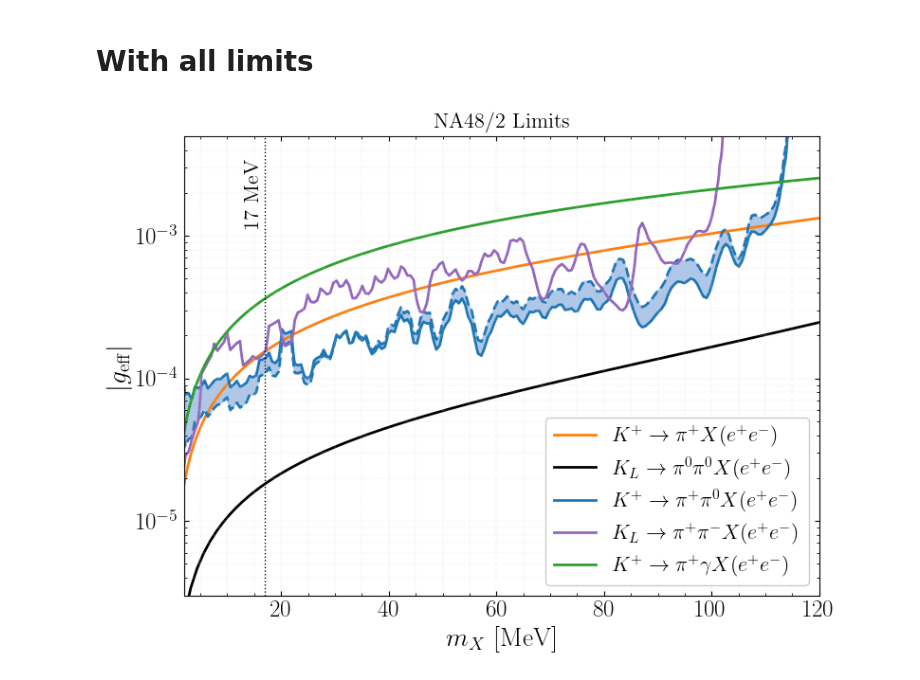
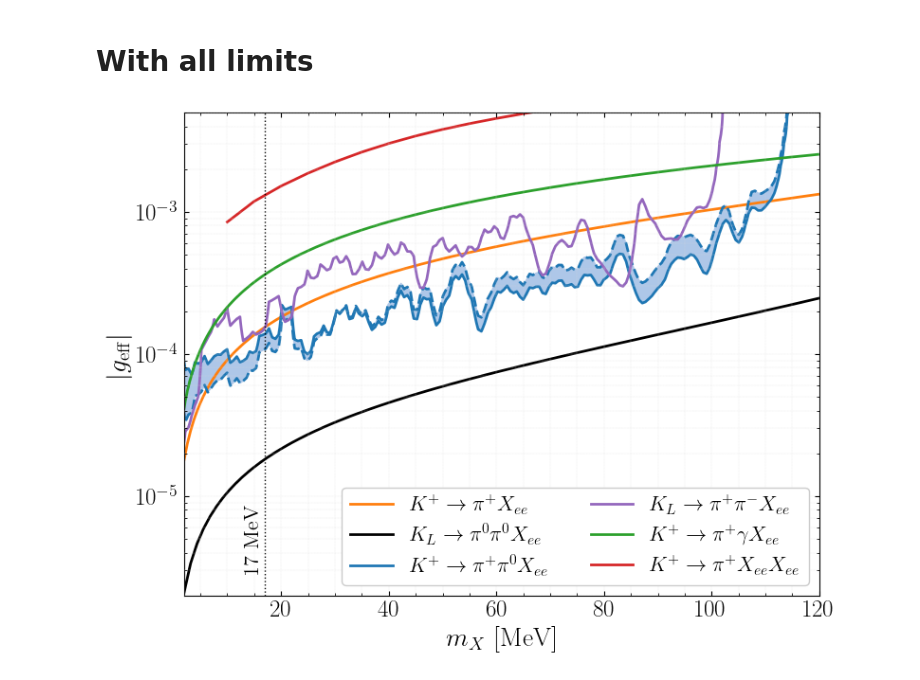
Before and after one commit to athompson-git/KaonPhysics, a Jupyter notebook: KtoX_param_space.ipynb, the cells around one changed output. Drawn from its saved outputs; the diff is of its cells as text; code cells hidden in the pictures.

```diff
--- a/KtoX_param_space.ipynb
+++ b/KtoX_param_space.ipynb
@@ -1107,0 +1128,17 @@ np.savetxt("limits/NA48_KPlus_to_PiPlus_X_limits.txt", out_array)
+# %%
+mtrx_KPlus_PiXX = Kp_to_pip_XX(mX=17.0, gKPiPlusXX=1.0)
+
+couplings_upper_CL = []
+
+for i, mX in enumerate(NA62_dat[:,0]):
+    mtrx_KPlus_PiXX.mX = mX
+
+    mc = Decay3Body(mtrx_KPlus_PiXX, p=LorentzVector(M_K, 0.0, 0.0, 0.0))
+
+    br = mc.partial_width() / KAON_WIDTH
+
+    couplings_upper_CL.append(np.power(NA62_dat[i,1] / br, 1/4))
+
+
+out_array = np.array([NA62_dat[:,0], couplings_upper_CL]).transpose()
+np.savetxt("limits/NA62_KPlus_PiPlus4e_limits_mX_SU3.txt", out_array)
@@ -1115,16 +1162,17 @@ cmap = plt.get_cmap('tab20')
 ###################################################
 # Load in all the limits
 
+# K+ -> pi+ X X
+limits_NA62_PiXX = np.genfromtxt("limits/NA62_KPlus_PiPlus4e_limits_mX_SU3.txt")
+extrap_masses = np.linspace(2.0, limits_NA62_PiXX[0,0], 10)
+extrap_limits = np.power(extrap_masses/limits_NA62_PiXX[0,0], 1) * limits_NA62_PiXX[0,1]
+
 # K -> pi0 pi0
 KTeV_KL_to_pi0pi0_limits = np.genfromtxt("limits/KTeV_KL_pi0pi0_X_limits.txt")
 
-
-###################################################
 # Load in K+ to Pi+ X limits
 NA48_KPlus_to_PiPlusX_limits = np.genfromtxt("limits/NA48_KPlus_to_PiPlus_X_limits.txt")
 
-
-###################################################
 # K+ to Pi+ gamma X limits
 chi2_dat_KPlusGammaX = np.genfromtxt("limits/NA48_KtoGammaPiX_ee_chi2_grid.txt")
 
@@ -1207,7 +1255,7 @@ box_colors = ["gainsboro", cmap(1), cmap(3), cmap(9), cmap(5), cmap(7), cmap(11)
 
 fig, ax = plt.subplots(figsize=(8,6))
 
-y_min = 3e-6
+y_min = 2e-6
 y_max = 5e-3
 
 ###################################################
@@ -1239,6 +1287,9 @@ c_rad = ax.contour(MX_RAD, G_RAD, CHI2_RAD.transpose(),
                     levels=[CL2], colors=[colors[4]],
                     alpha=1.0, linewidths=2.0, linestyles=['solid', 'dashed', 'dotted', 'dotted'])
 
+# K+ to pi+ X X
+plt.plot(limits_NA62_PiXX[:,0], limits_NA62_PiXX[:,1], color=colors[5], linewidth=2.0)
+#plt.plot(extrap_masses, extrap_limits, color=colors[5], linewidth=2.0, ls='dashed')
 
 # fill between two contour lines
 def extract_contour_paths(contour_obj):
@@ -1267,10 +1318,10 @@ plt.fill_between(mX_vals, interp_m(mX_vals), interp_ib(mX_vals), color=box_color
 
 # Plot markers and text
 ax.vlines(17.0, ymin=y_min, ymax=y_max, linewidth=1.0, color='k', alpha=1.0, linestyle='dotted')
-ax.text(13.0, 1.2e-3, "17 MeV", rotation=90.0, fontsize=16)
+ax.text(13.0, 3e-6, "17 MeV", rotation=90.0, fontsize=16)
 
 ax.set_yscale('log')
-ax.set_title(r"NA48/2 Limits", fontsize=16)
+#ax.set_title(r"NA48/2 Limits", fontsize=16)
 ax.set_xlabel(r"$m_X$ [MeV]", fontsize=20)
 #ax.set_ylabel(r"$|2 g_u^A + g_d^A + g_s^A|$", fontsize=20)
 ax.set_ylabel(r"$|g_{\rm eff}|$", fontsize=20)
@@ -1279,50 +1330,52 @@ ax.set_ylabel(r"$|g_{\rm eff}|$", fontsize=20)
 # $g_{\rm eff} = 5 g_d^A + g_s^A - 2 g_u^A$  K+
 #  2 g_u^A + g_d^A + g_s^A K_L pi+ pi-
 
-"""
-ax.text(40, 1.5e-3, r"$g_{\rm eff} = g_{K\pi^+\pi^-}^X$",
+
+ax.text(40, 1.5e-3, r"$g_{K\pi^+\pi^-}^X$",
         fontsize=16, bbox=dict(boxstyle='round', facecolor=cmap(7), alpha=1.0))
-ax.text(28, 8e-5, r"$g_{\rm eff} = g_{K\pi^+\pi^0}^X$",
+ax.text(28, 8e-5, r"$g_{K\pi^+\pi^0}^X$",
         fontsize=16, bbox=dict(boxstyle='round', facecolor=cmap(3), alpha=1.0))
-ax.text(23, 1.4e-5, r"$g_{\rm eff} = g_{K\pi^0 \pi^0}^X$",
+ax.text(23, 1.4e-5, r"$g_{K\pi^0 \pi^0}^X$",
         fontsize=16, bbox=dict(boxstyle='round', facecolor=cmap(14), alpha=1.0))
-"""
+
 # on $K^\pm \to \pi^\pm \pi^0 X(e^+ e^-)$
 
 # Set the grids
 ax.grid(True, linestyle='--', which="both", linewidth=0.2, alpha=1.0, color='gainsboro')
 ax.minorticks_on()
 
 # Major ticks (all sides)
 ax.tick_params(axis='both', which='major',
             direction='in',
             labelsize=18,
             top=True, bottom=True, left=True, right=True)
 
 # Minor ticks (all sides)
 ax.tick_params(axis='both', which='minor',
             direction='in',
             top=True, bottom=True, left=True, right=True)
 ax.set_axisbelow(False)  # <-- added
 
 
 custom_lines = [Line2D([0], [0], color=colors[2], lw=2.0),
                 Line2D([0], [0], color=colors[0], lw=2.0),
                 Line2D([0], [0], color=colors[1], lw=2.0),
                 Line2D([0], [0], color=colors[3], lw=2.0),
-                Line2D([0], [0], color=colors[4], lw=2.0)]
+                Line2D([0], [0], color=colors[4], lw=2.0),
+                Line2D([0], [0], color=colors[5], lw=2.0)]
 
 ax.set_ylim((y_min, y_max))
 ax.set_xlim((2.0,120.0))
-plt.legend(custom_lines, [r"$K^+ \to \pi^+ X(e^+ e^-)$",
-                          r"$K_L \to \pi^0 \pi^0 X(e^+ e^-)$",
-                          r"$K^+ \to \pi^+ \pi^0 X(e^+ e^-)$",
-                          r"$K_L \to \pi^+ \pi^- X(e^+ e^-)$",
-                          r"$K^+ \to \pi^+ \gamma X(e^+ e^-)$"],
-                          framealpha=1.0, loc="lower right", fontsize=16, ncols=1)
+plt.legend(custom_lines, [r"$K^+ \to \pi^+ X_{ee}$",
+                          r"$K_L \to \pi^0 \pi^0 X_{ee}$",
+                          r"$K^+ \to \pi^+ \pi^0 X_{ee}$",
+                          r"$K_L \to \pi^+ \pi^- X_{ee}$",
+                          r"$K^+ \to \pi^+ \gamma X_{ee}$",
+                          r"$K^+ \to \pi^+ X_{ee} X_{ee}$"],
+                          framealpha=1.0, loc="lower right", fontsize=16, ncols=2)
 
 plt.tight_layout()
-plt.savefig("plots/NA48_combined_limits_mX_v2.pdf")
+plt.savefig("plots/NA48_combined_limits_mX.pdf")
 plt.show()
 # %% [output]
-[figure, old version]
+[figure, new version]
```
Also changed, not shown: parts of 5 cells of this notebook.
